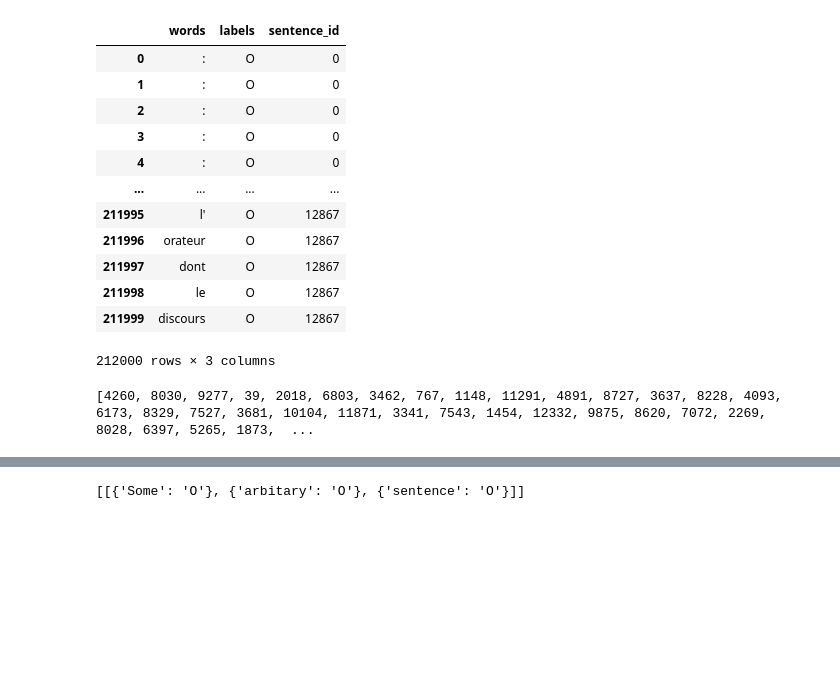
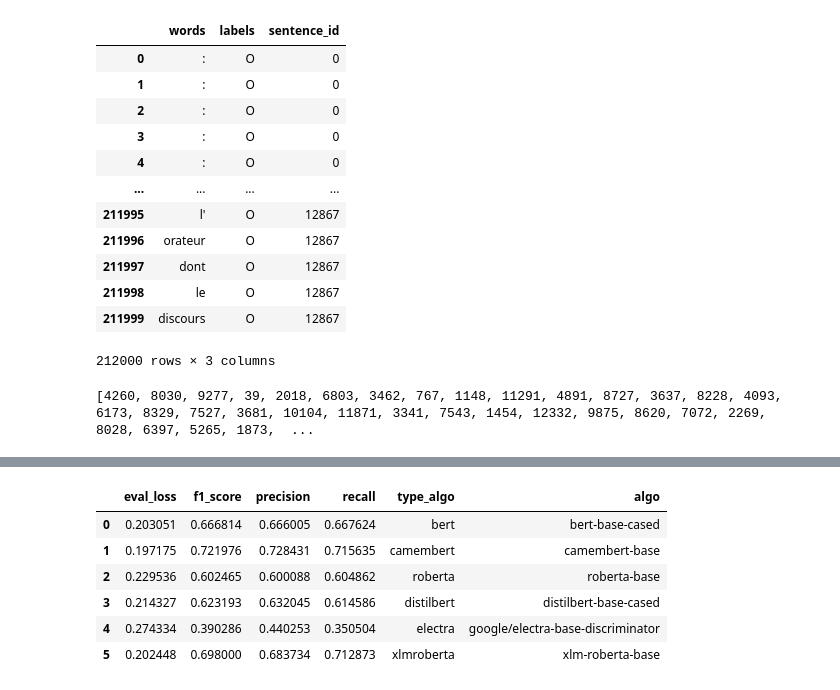
Before and after one commit to C4viar/PPD_MSLD_2019_2020_LL-AL-MT, a Jupyter notebook: Draft_code/projet_ner.ipynb, the cells around one changed output, grey strips where cells are left out. Cells and saved outputs as stored; diff of their text form; code cells hidden in the pictures; blank space fills up the shorter version.

Commit message:
test et boucle sur l'ensemble des algos

```diff
--- a/Draft_code/projet_ner.ipynb
+++ b/Draft_code/projet_ner.ipynb
@@ -331,27 +340,39 @@ import logging
 import numpy as np
 from sklearn.model_selection import train_test_split
 
-logging.basicConfig(level=logging.INFO)
-transformers_logger = logging.getLogger("transformers")
-transformers_logger.setLevel(logging.WARNING)
+results = pd.DataFrame(columns = ['eval_loss','f1_score','precision','recall', "type_algo", "algo"])
 
-# Creating train_df  and eval_df for demonstration
+l_algotype = [ "bert" , "camembert" , "roberta" , "distilbert" , "electra" , "xlmroberta"]
+l_algo = [ "bert-base-cased" , "camembert-base" , "roberta-base" , "distilbert-base-cased" , "google/electra-base-discriminator" , "xlm-roberta-base"]
 
-train_df = df[df["sentence_id"].isin(randomlist)]
+for i in range (len(l_algotype)) :
+  print("###################\t", l_algotype[i] , " -- ", l_algo[i] ,"\t###################")
+  logging.basicConfig(level=logging.INFO)
+  transformers_logger = logging.getLogger("transformers")
+  transformers_logger.setLevel(logging.WARNING)
 
-eval_df = df[~df["sentence_id"].isin(randomlist)]
+  # Creating train_df  and eval_df for demonstration
 
-# Create a NERModel
-model = NERModel('bert', 'bert-base-cased', args={'overwrite_output_dir': True, 'reprocess_input_data': True}, labels=tags)
+  train_df = df[df["sentence_id"].isin(randomlist)]
 
-# Train the model
-model.train_model(train_df)
+  eval_df = df[~df["sentence_id"].isin(randomlist)]
 
-# Evaluate the model
-result, model_outputs, predictions = model.eval_model(eval_df)
+  # Create a NERModel
+  model = NERModel(l_algotype[i], l_algo[i], args={'overwrite_output_dir': True, 'reprocess_input_data': True}, labels=tags)
 
-# Predictions on arbitary text strings
-predictions, raw_outputs = model.predict(["Some arbitary sentence"])
+  # Train the model
+  model.train_model(train_df)
 
-print(predictions)
+  # Evaluate the model
+  result, model_outputs, predictions = model.eval_model(eval_df)
+
+  result["type_algo"] = l_algotype[i]
+  result["algo"] = l_algo[i]
+
+  results = results.append(result, ignore_index = True)
+
+  # Predictions on arbitary text strings
+  predictions, raw_outputs = model.predict(["Some arbitary sentence"])
+
+  print(predictions)
 # %% [output]
@@ -384,4 +413,10 @@ INFO:simpletransformers.ner.ner_model: Converting to features started.
-# %%
-predictions
-# %% [output]
-[[{'Some': 'O'}, {'arbitary': 'O'}, {'sentence': 'O'}]]
+# %%
+results
+# %% [output]
+|  | eval_loss | f1_score | precision | recall | type_algo | algo |
+| 0 | 0.203051 | 0.666814 | 0.666005 | 0.667624 | bert | bert-base-cased |
+| 1 | 0.197175 | 0.721976 | 0.728431 | 0.715635 | camembert | camembert-base |
+| 2 | 0.229536 | 0.602465 | 0.600088 | 0.604862 | roberta | roberta-base |
+| 3 | 0.214327 | 0.623193 | 0.632045 | 0.614586 | distilbert | distilbert-base-cased |
+| 4 | 0.274334 | 0.390286 | 0.440253 | 0.350504 | electra | google/electra-base-discriminator |
+| 5 | 0.202448 | 0.698000 | 0.683734 | 0.712873 | xlmroberta | xlm-roberta-base |
```
Also changed, not shown: parts of 3 cells of this notebook.
